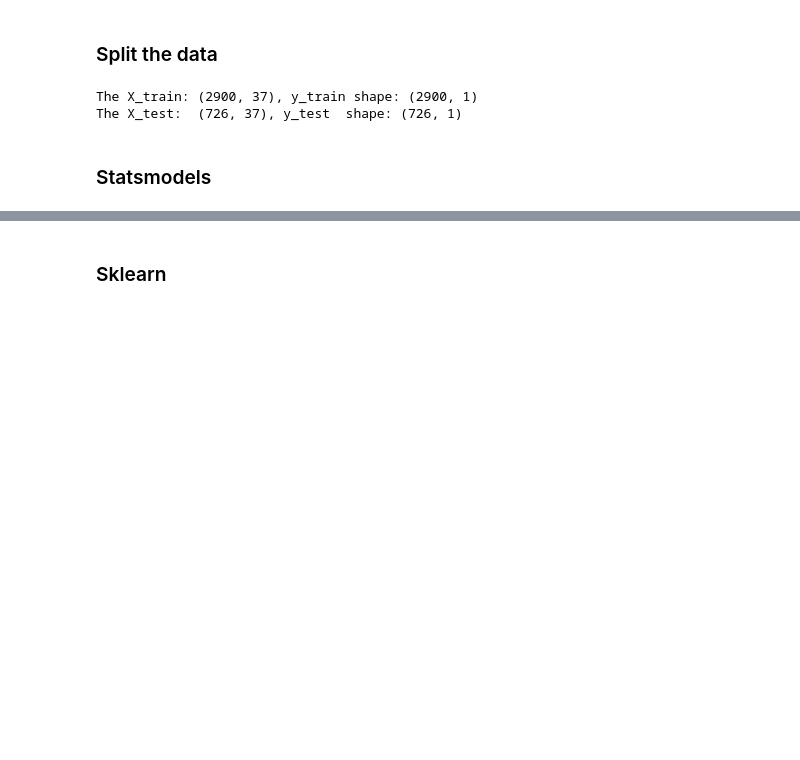
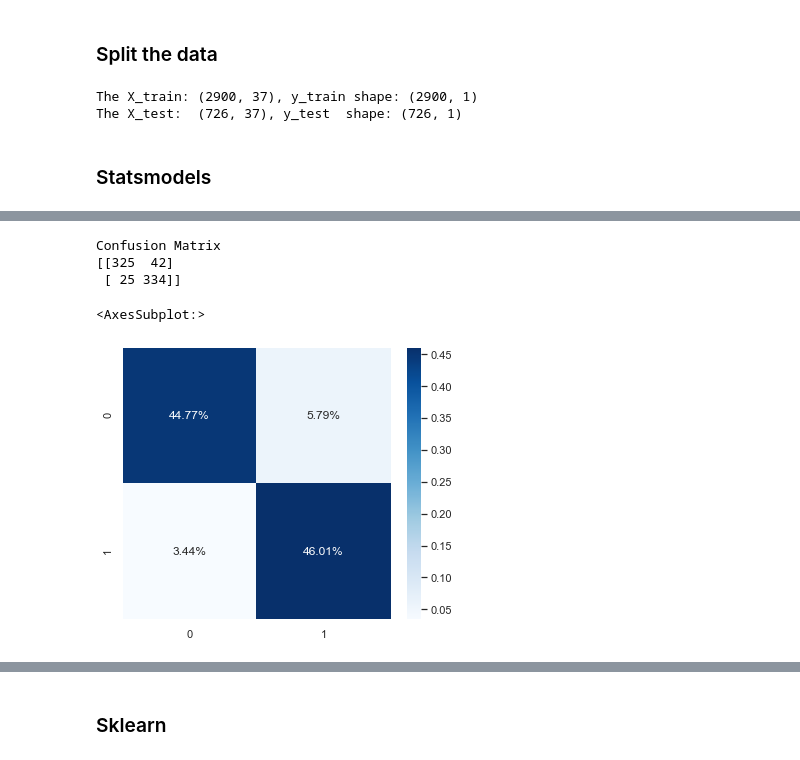
Before and after one commit to quickheaven/scs-3251-statistics-for-data-science, a Jupyter notebook: project_spambase_nb.ipynb, the cells around one changed output, grey strips where cells are left out. Drawn from its saved outputs; the diff is of its cells as text; code cells hidden in the pictures; blank space fills up the shorter version.

```diff
--- a/project_spambase_nb.ipynb
+++ b/project_spambase_nb.ipynb
@@ -259,3 +262,22 @@ Covariance Type:             nonrobust   LLR p-value:                     0.000
 Possibly complete quasi-separation: A fraction 0.12 of observations can be
 perfectly predicted. This might indicate that there is complete
 quasi-separation. In this case some parameters will not be identified.
+# %%
+# performing predictions on the test dataset
+yhat = statsmodels_lr.predict(X_test)
+
+y_pred_statsmodels = list(map(round, yhat))
+
+from sklearn.metrics import confusion_matrix
+cf_matrix = confusion_matrix(y_test, y_pred_statsmodels)
+print('Confusion Matrix')
+print(cf_matrix)
+# %% [output]
+Confusion Matrix
+[[325  42]
+ [ 25 334]]
+# %%
+sns.heatmap(cf_matrix / np.sum(cf_matrix), annot=True, fmt='.2%', cmap='Blues')
+# %% [output]
+<AxesSubplot:>
+[figure, added]
```
Also changed, not shown: parts of 6 cells of this notebook, 1 other file.
